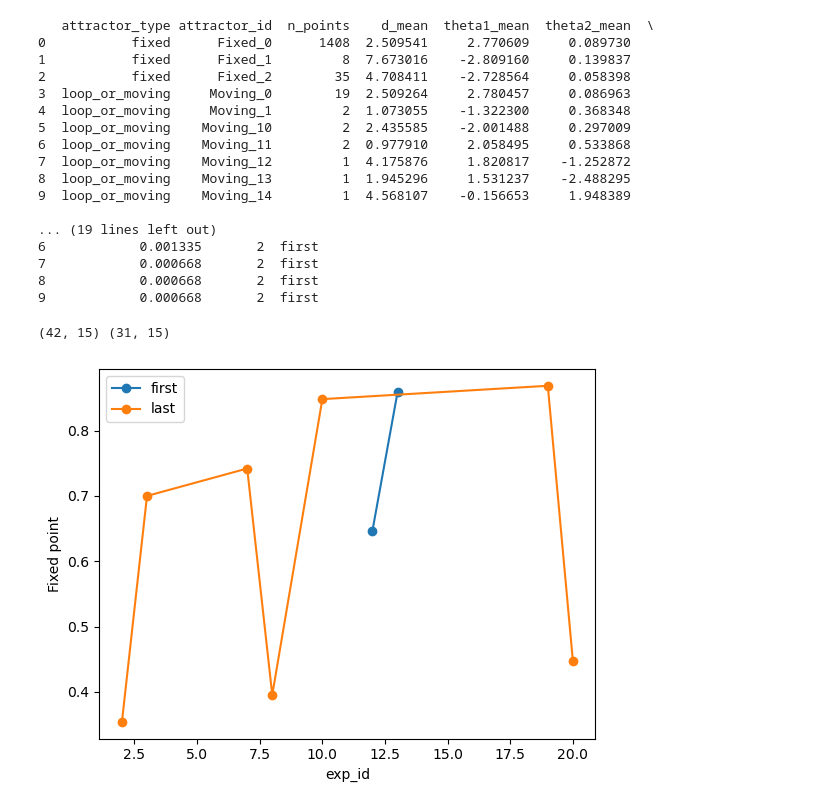
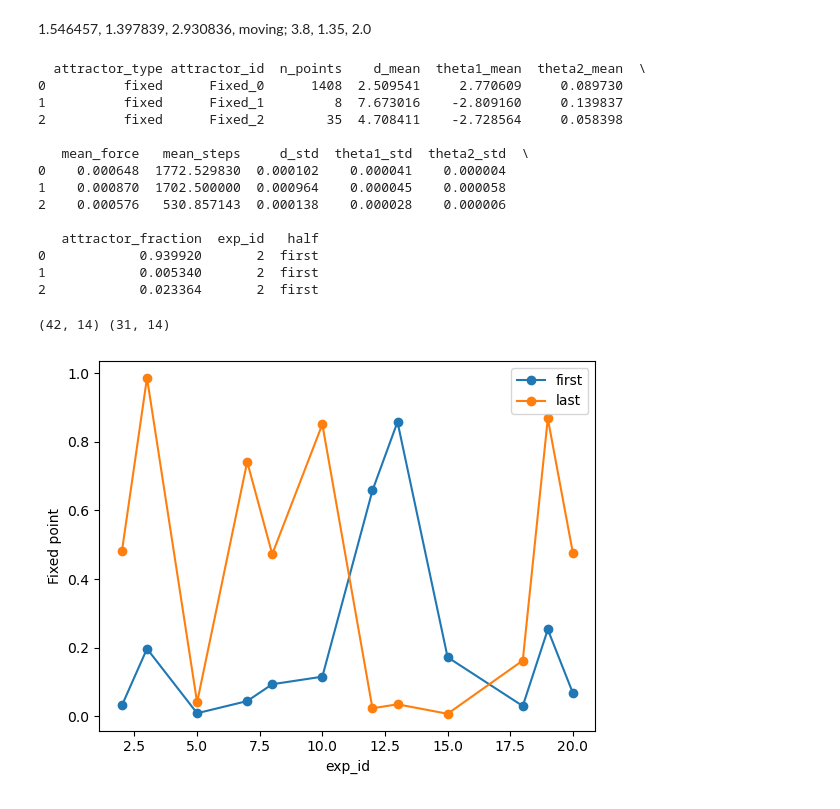
Before and after one commit to Marindevandijk/Thesis-clean, a Jupyter notebook: notebook_exploratory/Analyse_endpoints.ipynb, the cells around one changed output. Saved outputs shown, nothing was run; the diff lists cells and outputs as text; code cells hidden in the pictures.

Commit message:
More points run

```diff
--- a/notebook_exploratory/Analyse_endpoints.ipynb
+++ b/notebook_exploratory/Analyse_endpoints.ipynb
@@ -106,3 +781,5 @@ plt.show()
+# %% [markdown]
+1.546457, 1.397839, 2.930836, moving; 3.8, 1.35, 2.0
 # %%
 def summarize_function(df,exp_id,half):
     summary = (df.groupby(["attractor_type", "attractor_id"]).agg(
@@ -154,41 +831,38 @@ for exp_id1 in exp_runagain:
 complete_summary = pd.concat(all_sumaries, ignore_index=True)
 complete_summary.to_csv("../Results_new/complete_attractor_summary.csv",index = False)
 # %%
-summary_df = pd.read_csv("../Results_new/complete_attractor_summary.csv")
-print(summary_df.head(10))
+summary_df = pd.read_csv("../Results_new/complete_attractor_summ.csv")
+print(summary_df.head(3))
 # %% [output]
-   attractor_type attractor_id  n_points    d_mean  theta1_mean  theta2_mean  \
-0           fixed      Fixed_0      1408  2.509541     2.770609     0.089730
-1           fixed      Fixed_1         8  7.673016    -2.809160     0.139837
-2           fixed      Fixed_2        35  4.708411    -2.728564     0.058398
-3  loop_or_moving     Moving_0        19  2.509264     2.780457     0.086963
-4  loop_or_moving     Moving_1         2  1.073055    -1.322300     0.368348
-5  loop_or_moving    Moving_10         2  2.435585    -2.001488     0.297009
-6  loop_or_moving    Moving_11         2  0.977910     2.058495     0.533868
-7  loop_or_moving    Moving_12         1  4.175876     1.820817    -1.252872
-8  loop_or_moving    Moving_13         1  1.945296     1.531237    -2.488295
-9  loop_or_moving    Moving_14         1  4.568107    -0.156653     1.948389
+  attractor_type attractor_id  n_points    d_mean  theta1_mean  theta2_mean  \
+0          fixed      Fixed_0      1408  2.509541     2.770609     0.089730
+1          fixed      Fixed_1         8  7.673016    -2.809160     0.139837
+2          fixed      Fixed_2        35  4.708411    -2.728564     0.058398
 
-... (19 lines left out)
-6            0.001335       2  first
-7            0.000668       2  first
-8            0.000668       2  first
-9            0.000668       2  first
+   mean_force   mean_steps     d_std  theta1_std  theta2_std  \
+0    0.000648  1772.529830  0.000102    0.000041    0.000004
+1    0.000870  1702.500000  0.000964    0.000045    0.000058
+2    0.000576   530.857143  0.000138    0.000028    0.000006
+
+   attractor_fraction  exp_id   half
+0            0.939920       2  first
+1            0.005340       2  first
+2            0.023364       2  first
 # %%
-dominant_first = summary_df[(summary_df["basin_fraction"]>0.) &(complete_summary["attractor_type"] == "loop_or_moving")& (summary_df["half"]=="first")]
-dominant_last = summary_df[(summary_df["basin_fraction"]>0.) & (complete_summary["attractor_type"] == "loop_or_moving")&(summary_df["half"]=="last")]
+dominant_first = summary_df[(summary_df["attractor_fraction"]>0.) &(complete_summary["attractor_type"] == "loop_or_moving")& (summary_df["half"]=="first")]
+dominant_last = summary_df[(summary_df["attractor_fraction"]>0.) & (complete_summary["attractor_type"] == "loop_or_moving")&(summary_df["half"]=="last")]
 print(dominant_first.shape,dominant_last.shape)
 # %% [output]
-(42, 15) (31, 15)
+(42, 14) (31, 14)
 # %%
-df = summary_df[(summary_df["basin_fraction"] > 0.3) &(summary_df["attractor_type"] == "loop_or_moving")]
-first = (df[df["half"] == "first"].groupby("exp_id")["basin_fraction"].sum().sort_index())
-last = (df[df["half"] == "last"].groupby("exp_id")["basin_fraction"].sum().sort_index())
+df = summary_df[(summary_df["attractor_fraction"] > 0.0) &(summary_df["attractor_type"] == "loop_or_moving")]
+first = (df[df["half"] == "first"].groupby("exp_id")["attractor_fraction"].sum().sort_index())
+last = (df[df["half"] == "last"].groupby("exp_id")["attractor_fraction"].sum().sort_index())
 plt.plot(first.index, first.values, label="first",marker = "o")
 plt.plot(last.index, last.values, label="last",marker = "o")
 plt.xlabel("exp_id")
 plt.ylabel("Fixed point")
 plt.legend()
 plt.show()
 # %% [output]
-[figure, old version]
+[figure, new version]
```
Also changed, not shown: parts of 17 cells of this notebook, 2 other files.
